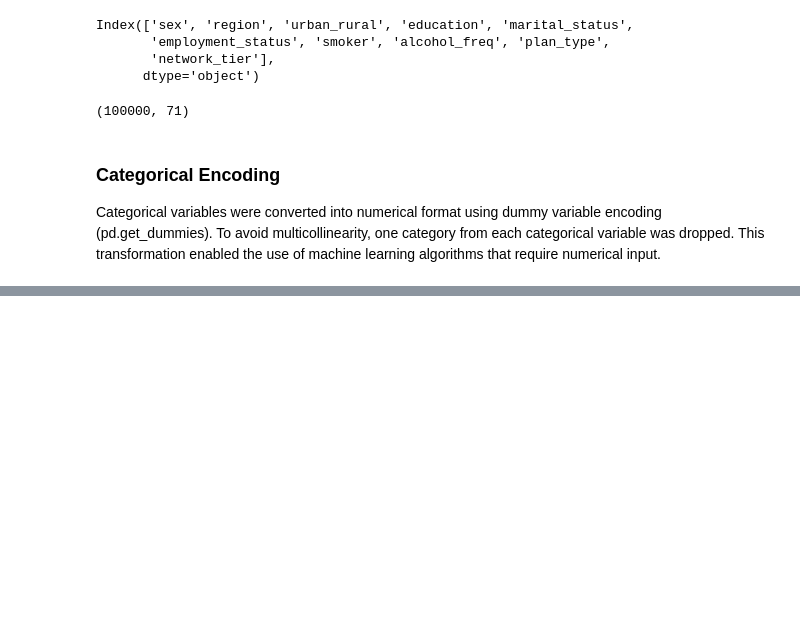
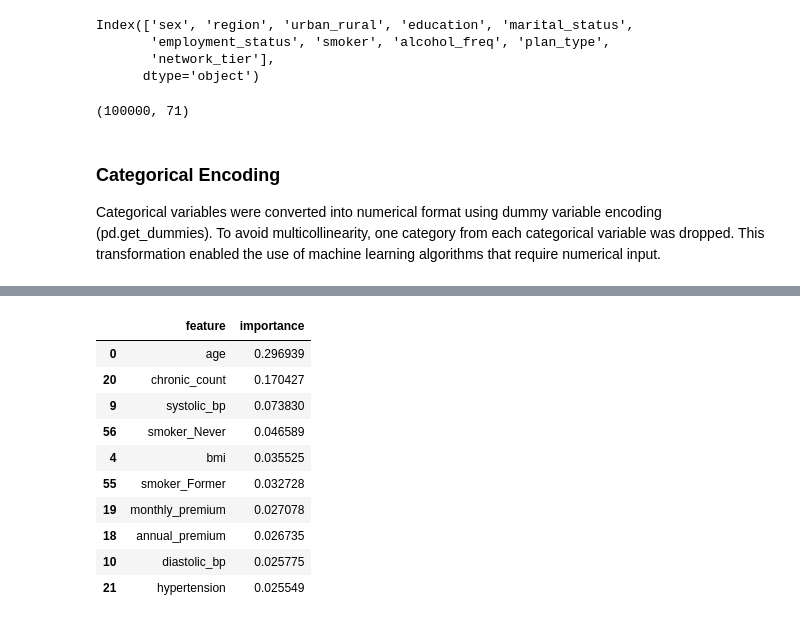
Before and after one commit to Vincent-Muteti/Phase3-Project, a Jupyter notebook: index.ipynb, the cells around one changed output, grey strips where cells are left out. Saved outputs shown, nothing was run; the diff lists cells and outputs as text; code cells hidden in the pictures; blank space fills up the shorter version.

```diff
--- a/index.ipynb
+++ b/index.ipynb
@@ -317,0 +486,20 @@ Categorical variables were converted into numerical format using dummy variable
+# %%
+# Feature Importance from Random Forest
+rf_importance = pd.DataFrame({
+    'feature': X_clean.columns,
+    'importance': rf.feature_importances_
+}).sort_values(by='importance', ascending=False)
+
+rf_importance.head(10)
+# %% [output]
+|  | feature | importance |
+| 0 | age | 0.296939 |
+| 20 | chronic_count | 0.170427 |
+| 9 | systolic_bp | 0.073830 |
+| 56 | smoker_Never | 0.046589 |
+| 4 | bmi | 0.035525 |
+| 55 | smoker_Former | 0.032728 |
+| 19 | monthly_premium | 0.027078 |
+| 18 | annual_premium | 0.026735 |
+| 10 | diastolic_bp | 0.025775 |
+| 21 | hypertension | 0.025549 |
```
Also changed, not shown: parts of 26 cells of this notebook.
